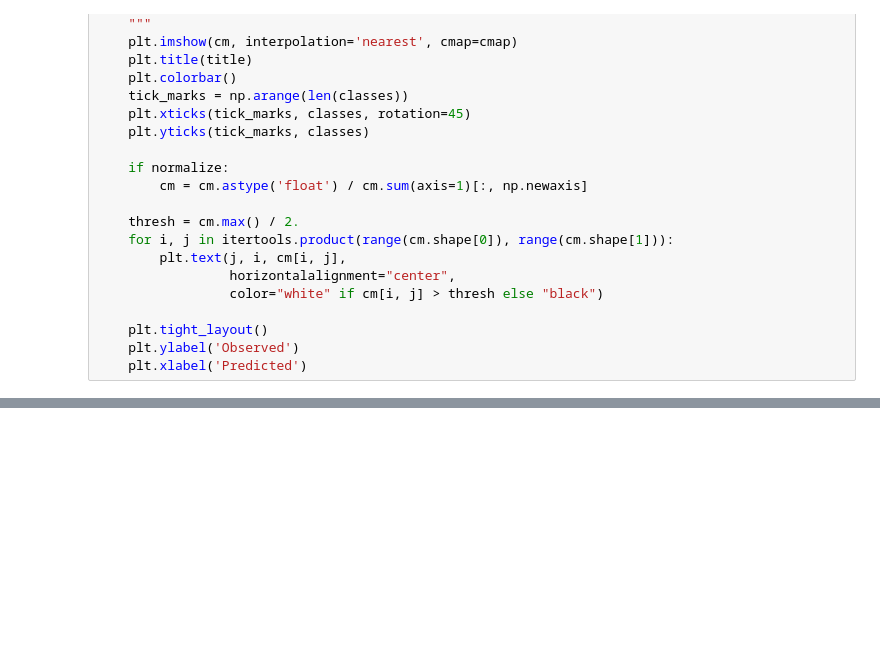
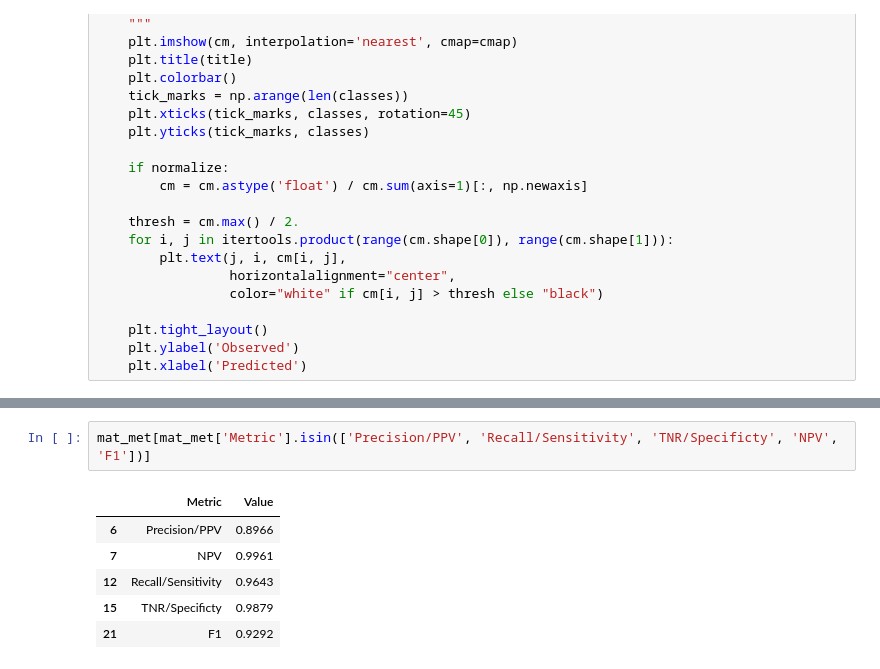
Before and after one commit to zek12/TensorFlow_notebooks, a Jupyter notebook: classification_with_TensorFlow_on_MNIST_and_Fashion_MNIST.ipynb, the cells around one changed output, grey strips where cells are left out. Cells and saved outputs as stored; diff of their text form; blank space fills up the shorter version.

```diff
--- a/classification_with_TensorFlow_on_MNIST_and_Fashion_MNIST.ipynb
+++ b/classification_with_TensorFlow_on_MNIST_and_Fashion_MNIST.ipynb
@@ -271,0 +334,9 @@ plot_confusion_matrix(confusion_mtx, classes = range(10))
+# %%
+mat_met[mat_met['Metric'].isin(['Precision/PPV', 'Recall/Sensitivity', 'TNR/Specificty', 'NPV', 'F1'])]
+# %% [output]
+|  | Metric | Value |
+| 6 | Precision/PPV | 0.8966 |
+| 7 | NPV | 0.9961 |
+| 12 | Recall/Sensitivity | 0.9643 |
+| 15 | TNR/Specificty | 0.9879 |
+| 21 | F1 | 0.9292 |
```
Also changed, not shown: parts of 9 cells of this notebook.
